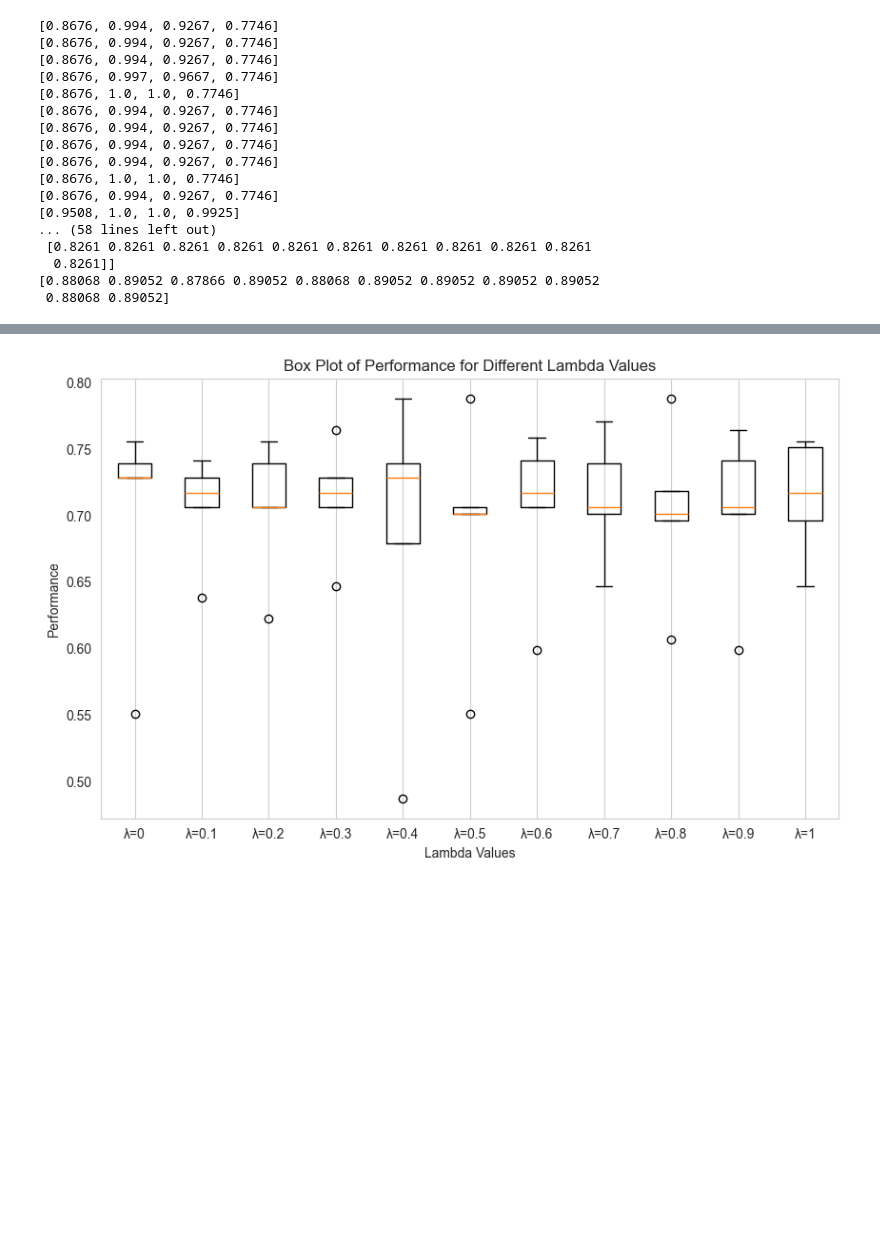
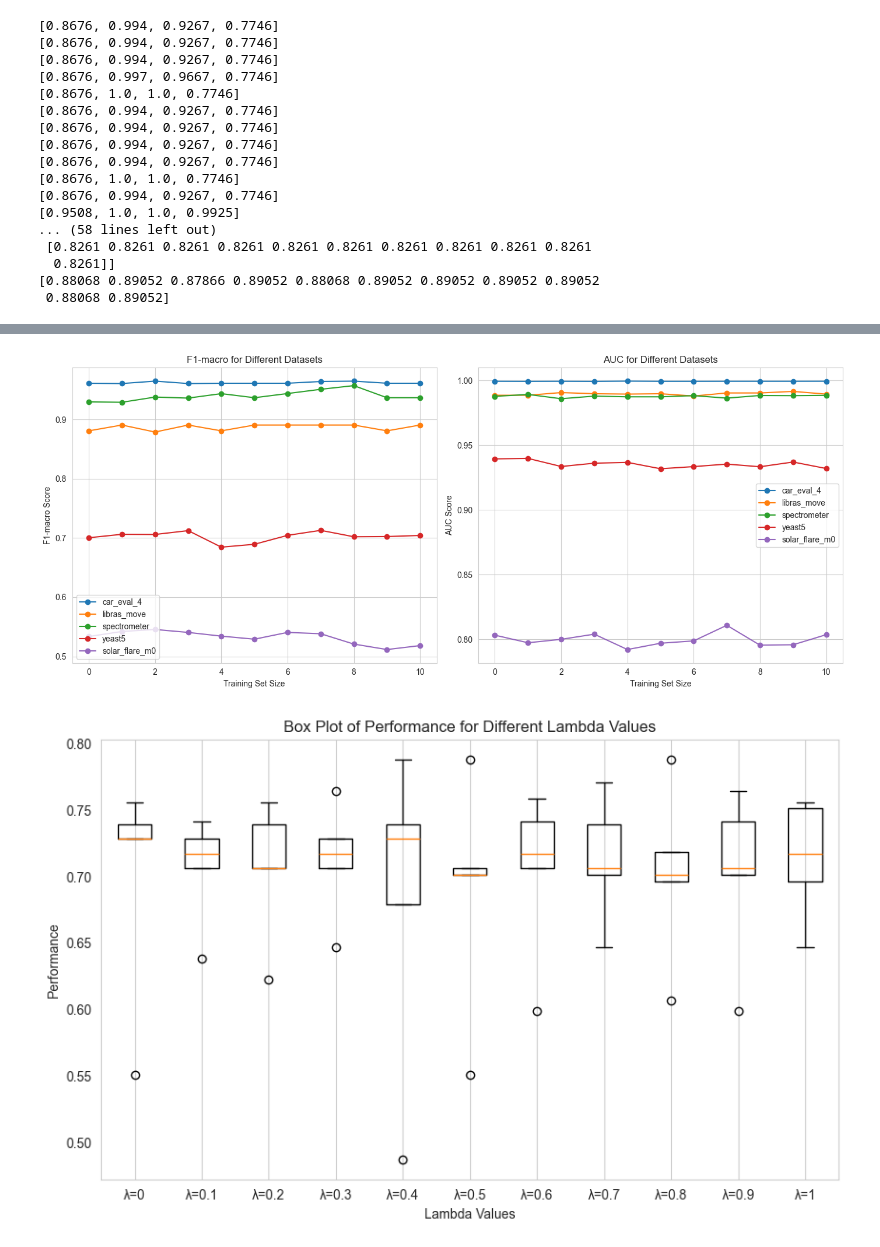
Before and after one commit to papazhu1/DGBDF, a Jupyter notebook: model/test.ipynb, the cells around one changed output, grey strips where cells are left out. Saved outputs shown, nothing was run; the diff lists cells and outputs as text; code cells hidden in the pictures; blank space fills up the shorter version.

```diff
--- a/model/test.ipynb
+++ b/model/test.ipynb
@@ -1266,3 +1474,80 @@ print(res)
+# %%
+import numpy as np
+import matplotlib.pyplot as plt
+
+# F1-macro 和 AUC 数据
+f1_macro = np.array([[0.96102, 0.96052, 0.9646 , 0.96052, 0.96102, 0.96102, 0.96102,
+        0.96396, 0.9646 , 0.96102, 0.96102 ],
+       [0.88068, 0.89052, 0.87866, 0.89052, 0.88068, 0.89052, 0.89052,
+        0.89052, 0.89052, 0.88068, 0.89052],
+       [0.92954, 0.92892, 0.9377 , 0.93596, 0.94348, 0.93658, 0.94366,
+        0.9508 , 0.957  , 0.93658, 0.93658],
+       [0.70034, 0.7061 , 0.70582, 0.7123 , 0.68444, 0.68928, 0.70434,
+        0.71278, 0.70198, 0.70232, 0.7042 ],
+       [0.53362, 0.54214, 0.54552, 0.54054, 0.53428, 0.52912, 0.54058,
+        0.53832, 0.52086, 0.51166, 0.51832]])
+
+auc = np.array([[0.99944, 0.99936, 0.99944, 0.99934, 0.99958, 0.9994 , 0.9994 ,
+        0.99944, 0.99944, 0.99944, 0.99948],
+       [0.98866, 0.98866, 0.99074, 0.98984, 0.98956, 0.98984, 0.98806,
+        0.99044, 0.99044, 0.99164, 0.98954],
+       [0.9878 , 0.98928, 0.986  , 0.988  , 0.98746, 0.98746, 0.98836,
+        0.98644, 0.98848, 0.98836, 0.98858],
+       [0.93952, 0.93988, 0.93364, 0.93618, 0.9368 , 0.9319 , 0.93356,
+        0.93548, 0.93344, 0.93708, 0.93208],
+       [0.80334, 0.79748, 0.80012, 0.8041 , 0.79224, 0.7971 , 0.79892,
+        0.81096, 0.79564, 0.79592, 0.80372]])
+
+# 数据集和文件名
+files = [
+    "car_eval_4_hyperparameter_res.txt",
+    "libras_move_hyperparameter_res.txt",
+    "spectrometer_hyperparameter_res.txt",
+    "yeast5_hyperparameter_res.txt",
+    "solar_flare_m0_hyperparameter_res.txt"
+]
+dataset = [
+    "car_eval_4",
+    "libras_move",
+    "spectrometer",
+    "yeast5",
+    "solar_flare_m0"
+]
+
+# 定义指标
+metrics = ['F1-macro', 'AUC']
+
+# 为每个指标（F1-macro, AUC）创建 1x2 的子图
+plt.figure(figsize=(14, 6))  # 创建一个大的图表，尺寸为 1x2
+
+for idx, metric in enumerate(metrics):
+    plt.subplot(1, 2, idx + 1)  # 设置子图的位置，第1个图在左，第2个图在右
+
+    # 选择对应的数组数据
+    if metric == 'F1-macro':
+        data = f1_macro
+    elif metric == 'AUC':
+        data = auc
+
+    # 绘制每个数据集的折线
+    for i, dataset_name in enumerate(dataset):
+        plt.plot(data[i], marker='o', label=dataset_name)
+
+    # 设置图表标题和标签
+    plt.title(f'{metric} for Different Datasets')
+    plt.xlabel('Training Set Size')
+    plt.ylabel(f'{metric} Score')
+    plt.grid(True)
+    plt.legend()
+
+    # 如果需要，可以设置 y 轴范围
+    # plt.ylim(0.4, 1)
+
+    # 显示图表
+plt.tight_layout()  # 自动调整子图布局
+plt.show()
+# %% [output]
+[figure, added]
 # %%
 import numpy as np
 import matplotlib.pyplot as plt
```
Also changed, not shown: parts of 3 cells of this notebook, 5 other files.
